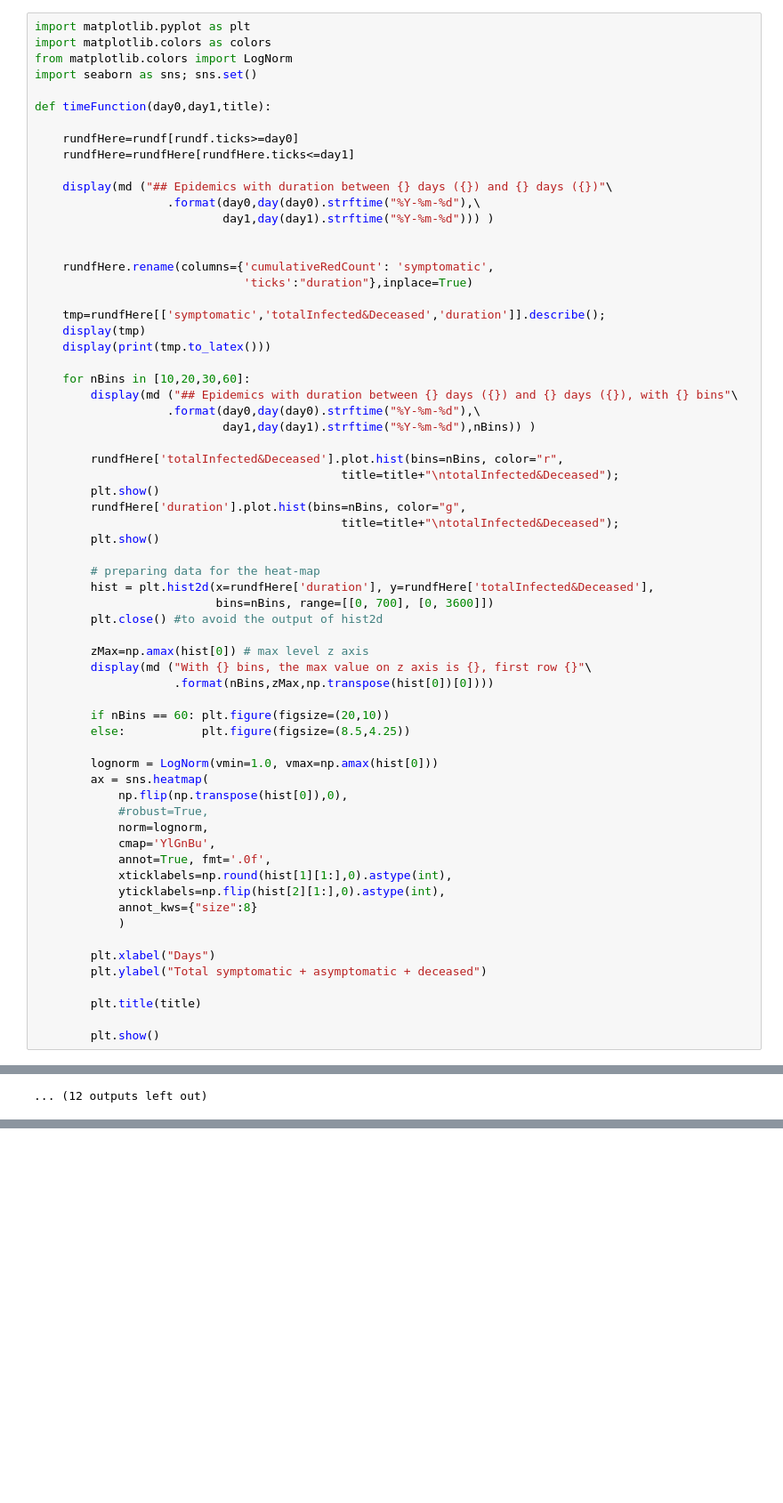
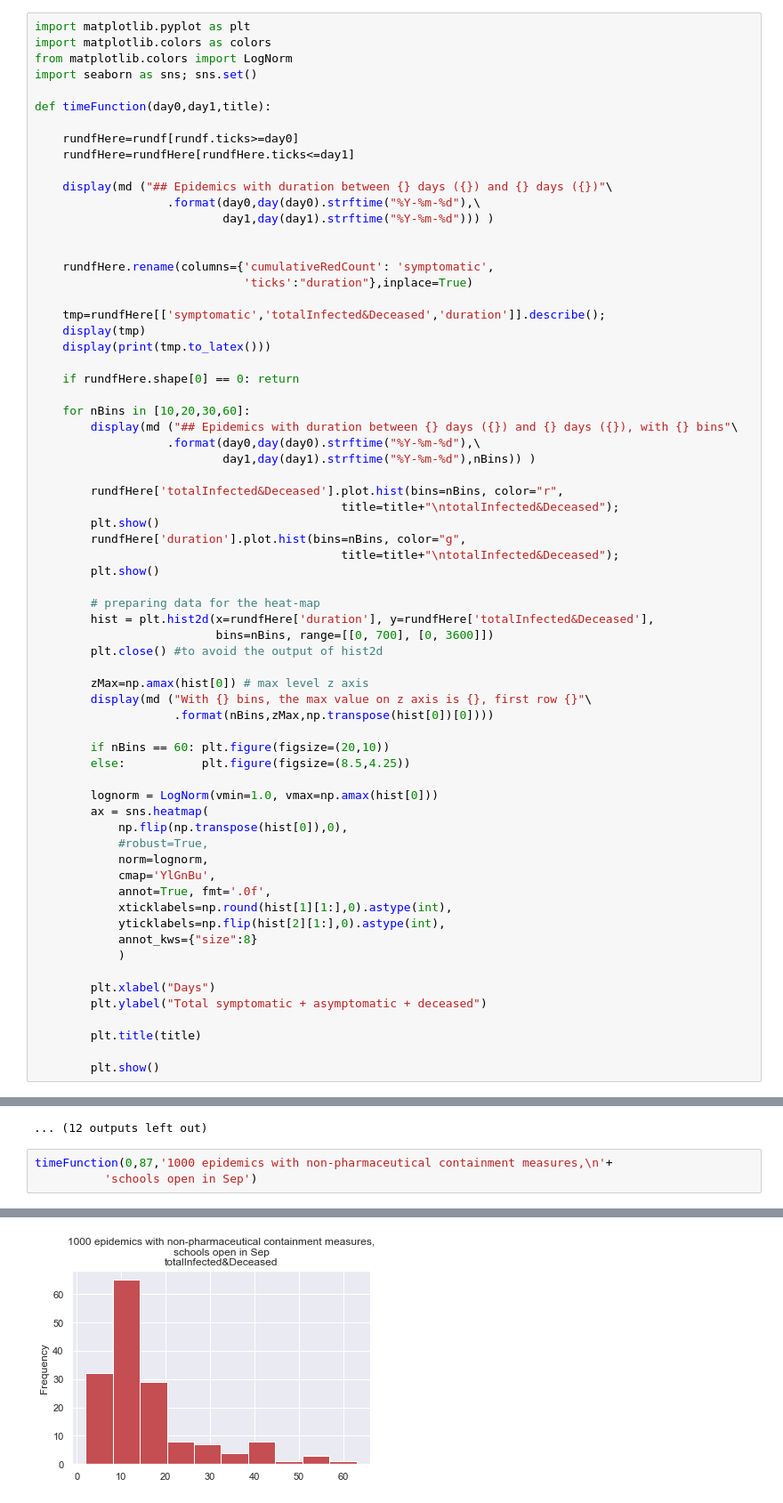
Before and after one commit to terna/readSIsaR_BatchResults, a Jupyter notebook: readRunResults1kStableSeeds_basicControl_schoolOpenSept_plusHMlog.ipynb, the cells around one changed output, grey strips where cells are left out. Shown at 89% size. Cells and saved outputs as stored; diff of their text form; blank space fills up the shorter version.

```diff
--- a/readRunResults1kStableSeeds_basicControl_schoolOpenSept_plusHMlog.ipynb
+++ b/readRunResults1kStableSeeds_basicControl_schoolOpenSept_plusHMlog.ipynb
@@ -168,6 +168,8 @@ def timeFunction(day0,day1,title):
     tmp=rundfHere[['symptomatic','totalInfected&Deceased','duration']].describe();
     display(tmp)
     display(print(tmp.to_latex()))
+
+    if rundfHere.shape[0] == 0: return
 
     for nBins in [10,20,30,60]:
         display(md ("## Epidemics with duration between {} days ({}) and {} days ({}), with {} bins"\
@@ -363,3 +365,7 @@ With 10 bins, the max value on z axis is 30.0, first row [0. 0. 0. 0. 0. 0. 0. 0
 [figure]
 [figure]
 ... (12 outputs left out)
+# %%
+timeFunction(0,87,'1000 epidemics with non-pharmaceutical containment measures,\n'+
+          'schools open in Sep')
+# %% [output]
@@ -365,0 +398 @@ With 10 bins, the max value on z axis is 30.0, first row [0. 0. 0. 0. 0. 0. 0. 0
+[figure, added]
```
Also changed, not shown: parts of 3 cells of this notebook, 5 other files.
